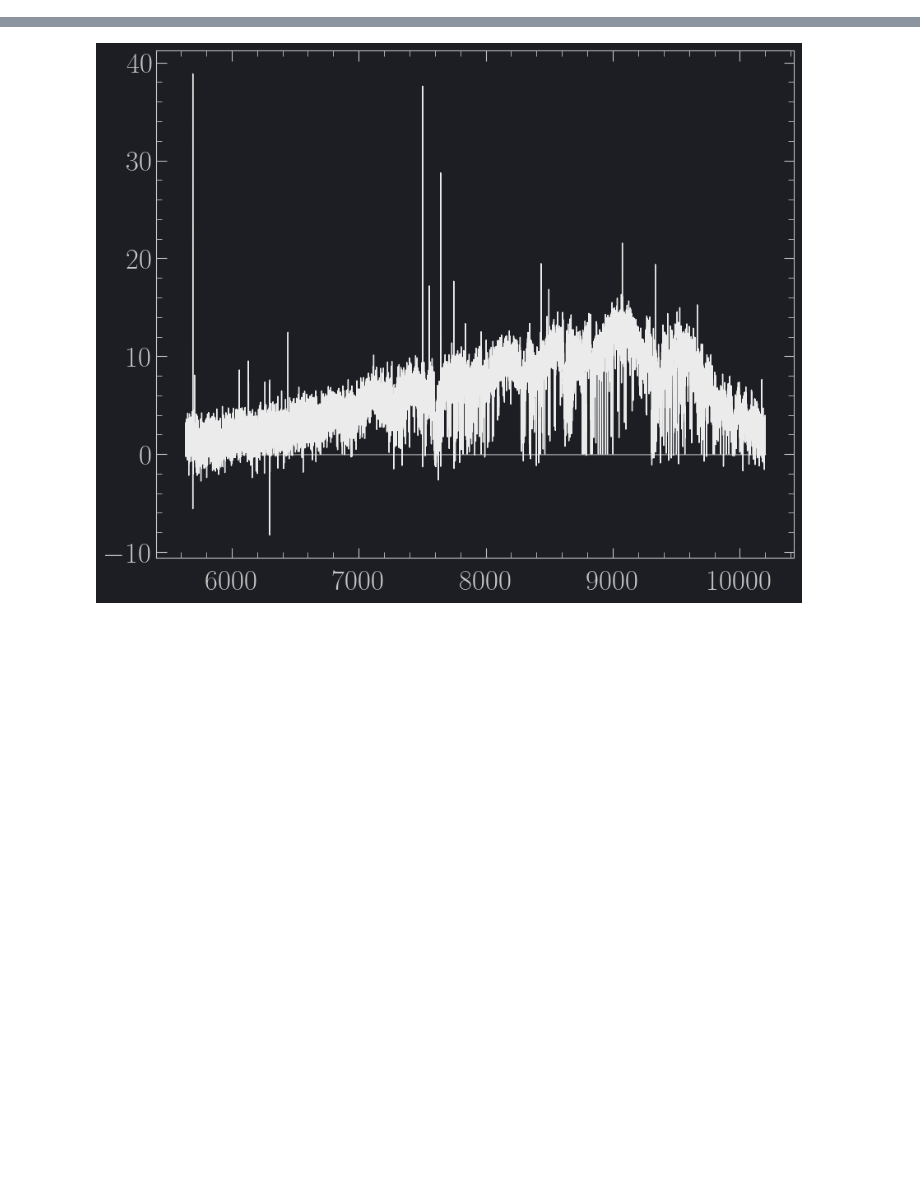
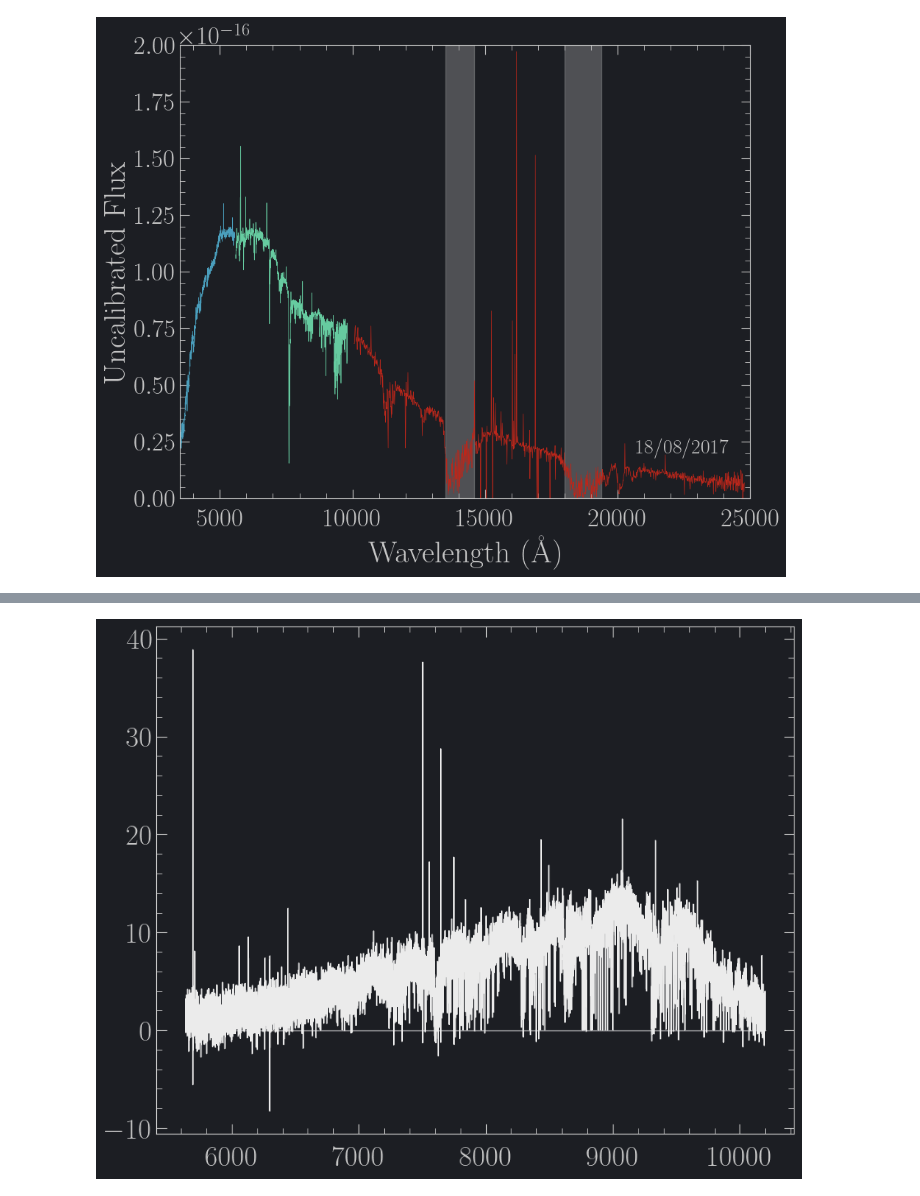
Before and after one commit to JPalmerio/astropalmerio, a Jupyter notebook: dev/notebooks/Debugger.ipynb, the cells around one changed output, grey strips where cells are left out. Saved outputs shown, nothing was run; the diff lists cells and outputs as text; code cells hidden in the pictures; blank space fills up the shorter version.

```diff
--- a/dev/notebooks/Debugger.ipynb
+++ b/dev/notebooks/Debugger.ipynb
@@ -50,0 +84,8 @@ logging.getLogger('mc').setLevel('INFO')
+# %%
+fname_UVB = Path('/Users/palmerio/Science_projects/Reduced_data/AT2017gfo_finished/epoch1/STARE_reduction/UVBskysubstdext.dat')
+fname_VIS = Path('/Users/palmerio/Science_projects/Reduced_data/AT2017gfo_finished/epoch1/STARE_reduction/VISskysubstdext.dat')
+fname_NIR = Path('/Users/palmerio/Science_projects/Reduced_data/AT2017gfo_finished/epoch1/NOD_reduction/reflex_end_products/2023-04-14T14:17:02/XSHOO.2017-08-18T23:22:25.262_tpl/ToO_GW_EP_XS-4x600-grz_imaging_SCI_SLIT_FLUX_MERGE1D_NIR.fits')
+# %%
+data_UVB = io.read_generic_1D_spectrum(fname_UVB)
+data_VIS = io.read_generic_1D_spectrum(fname_VIS)
+data_NIR, _ = io.read_fits_1D_spectrum(fname_NIR)
@@ -50,0 +111,11 @@ logging.getLogger('mc').setLevel('INFO')
+# %%
+from spectres import spectres
+bin_factor = 20
+w_UVB = np.linspace(data_UVB.spectral_axis.min(), data_UVB.spectral_axis.max(), int(len(data_UVB.spectral_axis)/bin_factor))
+bin_UVB = spectres(w_UVB.value, data_UVB.spectral_axis.value, data_UVB.flux.value)
+
+w_VIS = np.linspace(data_VIS.spectral_axis.min(), data_VIS.spectral_axis.max(), int(len(data_VIS.spectral_axis)/bin_factor))
+bin_VIS = spectres(w_VIS.value, data_VIS.spectral_axis.value, data_VIS.flux.value)
+
+w_NIR = np.linspace(data_NIR.spectral_axis.to(u.AA).min(), data_NIR.spectral_axis.to(u.AA).max(), int(len(data_NIR.spectral_axis)/bin_factor))
+bin_NIR = spectres(w_NIR.value, data_NIR.spectral_axis.to(u.AA).value, data_NIR.flux.value)
@@ -50,0 +130,21 @@ logging.getLogger('mc').setLevel('INFO')
+# %%
+fig, ax = plt.subplots()
+
+# ax.plot(data_UVB.spectral_axis, data_UVB.flux, color='C0', lw=0.5)
+# ax.plot(data_VIS.spectral_axis, data_VIS.flux, color='C1', lw=0.5)
+# ax.plot(data_NIR.spectral_axis.to(u.AA), data_NIR.flux, color='C4', lw=0.5)
+
+ax.plot(w_UVB, bin_UVB, color='C0', lw=0.5)
+ax.plot(w_VIS[65:-100], bin_VIS[65:-100], color='C3', lw=0.5)
+ax.plot(w_NIR[10:], 0.8*bin_NIR[10:], color='C4', lw=0.5)
+ax.axvspan(13500, 14600, color='C11', alpha=0.3)
+ax.axvspan(18000, 19400, color='C11', alpha=0.3)
+
+ax.set_xlim(3500, 25000)
+ax.set_ylim(0, 2e-16)
+ax.set_ylabel("Uncalibrated Flux")
+ax.set_xlabel("Wavelength (Å)")
+ax.text(0.8, 0.1, '18/08/2017', transform=ax.transAxes, size=20)
+plt.show()
+# %% [output]
+[figure, added]
```
Also changed, not shown: parts of 20 cells of this notebook, 8 other files.
